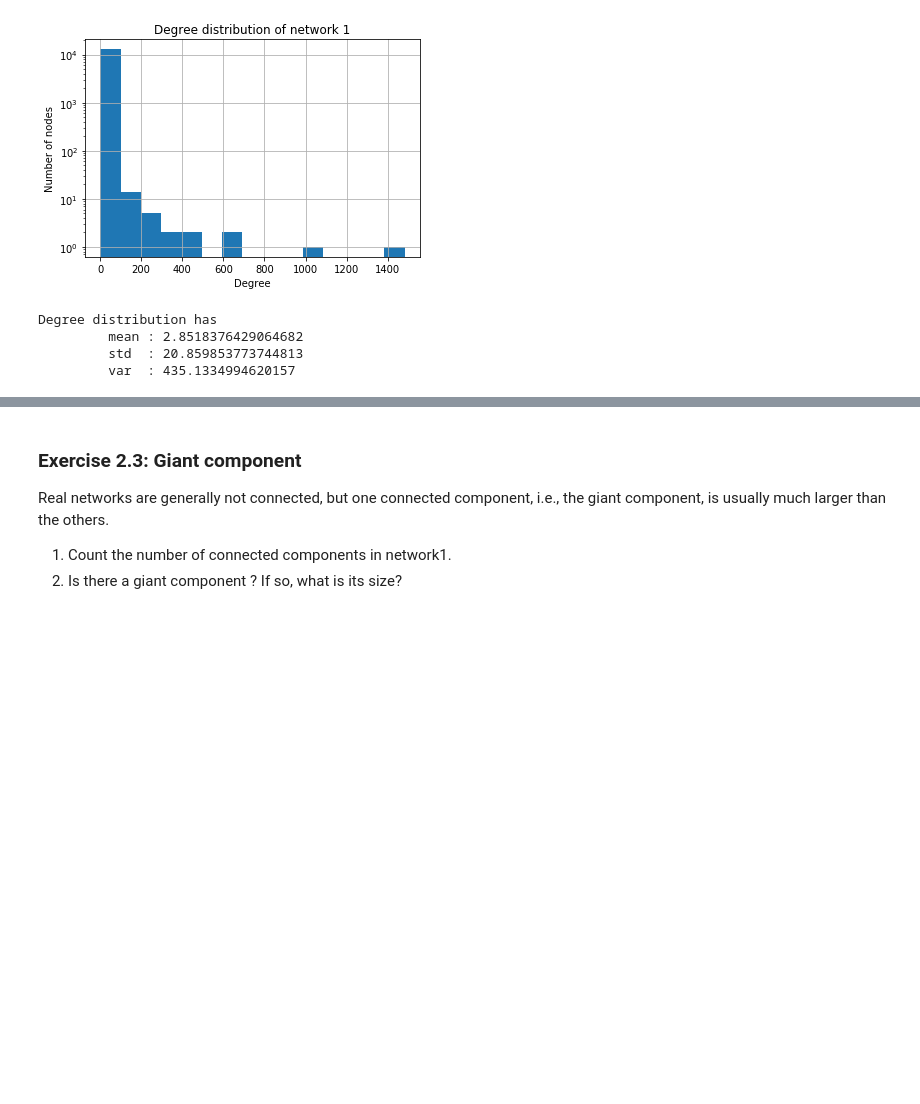
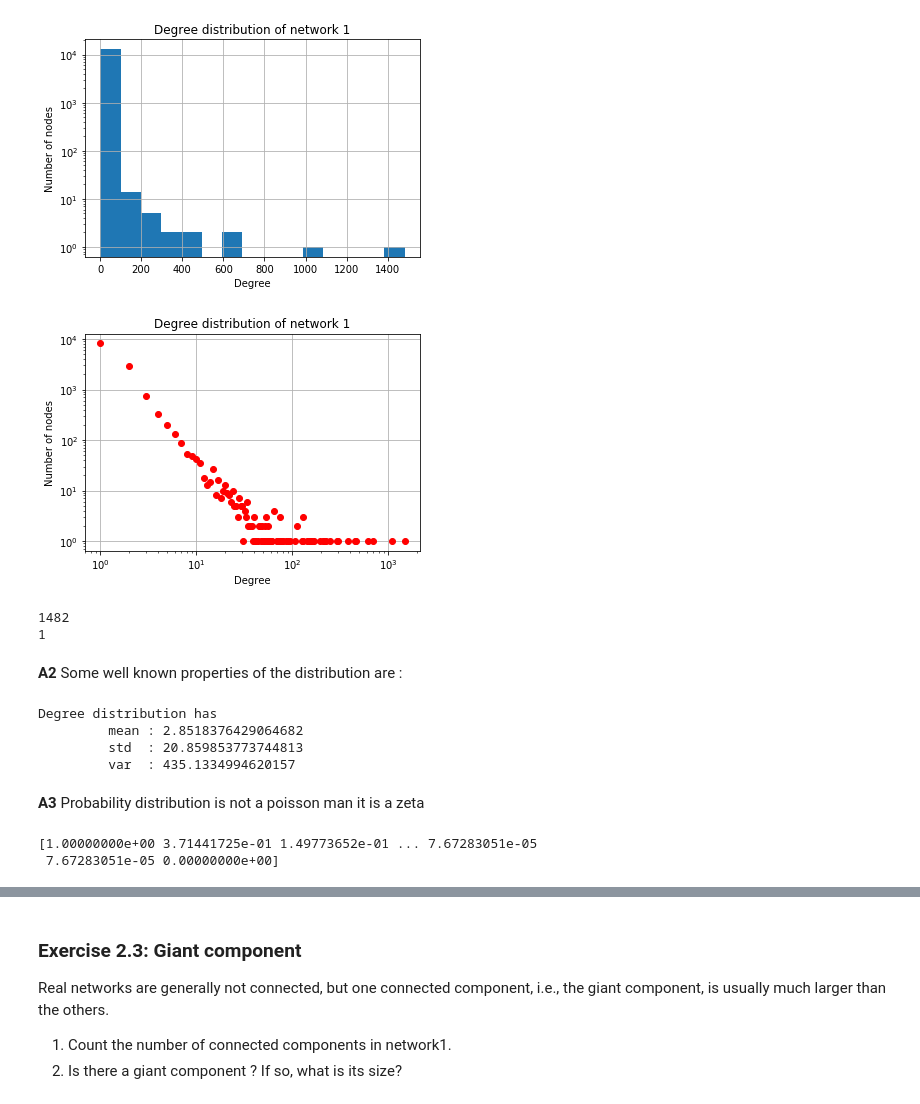
Before and after one commit to andreakiro/analyticat, a Jupyter notebook: lab-02/assignment/ix-lab2-notebook-part1.ipynb, the cells around one changed output, grey strips where cells are left out. Saved outputs shown, nothing was run; the diff lists cells and outputs as text; code cells hidden in the pictures; blank space fills up the shorter version.

```diff
--- a/lab-02/assignment/ix-lab2-notebook-part1.ipynb
+++ b/lab-02/assignment/ix-lab2-notebook-part1.ipynb
@@ -126,6 +127,27 @@ plt.show()
    102    292
    302    248
 [figure]
+# %%
+# Plot another view of the PMF
+plt.plot(np.bincount(degrees), 'ro')
+plt.xscale('log')
+plt.yscale('log')
+plt.title("Degree distribution of network 1")
+plt.xlabel("Degree")
+plt.ylabel("Number of nodes")
+plt.grid()
+plt.show()
+# %% [output]
+[figure, added]
+# %%
+a = np.bincount(degrees)[1482]
+print(np.max(degrees))
+print(a)
+# %% [output]
+1482
+1
+# %% [markdown]
+**A2** Some well known properties of the distribution are :
 # %%
 mean = np.mean(degrees)
 std  = np.std(degrees)
@@ -137,3 +159,5 @@ Degree distribution has
          mean : 2.8518376429064682
          std  : 20.859853773744813
          var  : 435.1334994620157
+# %% [markdown]
+**A3** Probability distribution is not a poisson man it is a zeta
@@ -139,0 +168,5 @@ Degree distribution has
+# %%
+print(ccdf)
+# %% [output]
+[1.00000000e+00 3.71441725e-01 1.49773652e-01 ... 7.67283051e-05
+ 7.67283051e-05 0.00000000e+00]
```
Also changed, not shown: parts of 37 cells of this notebook, 1 other file.
